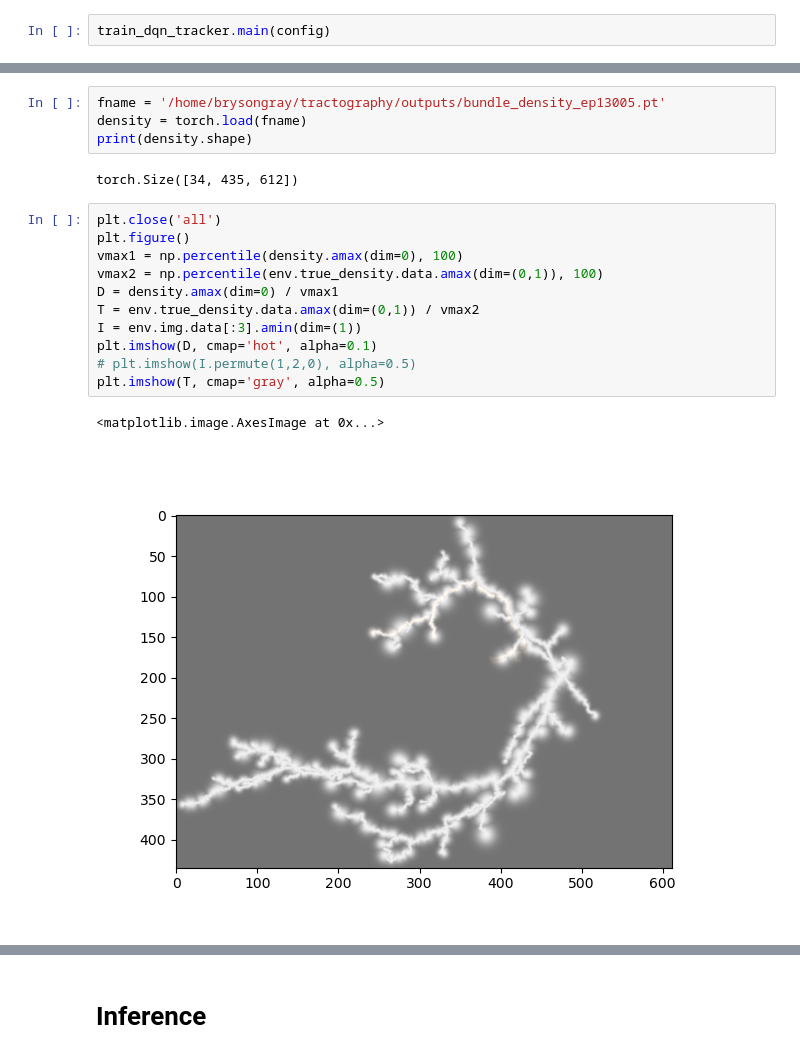
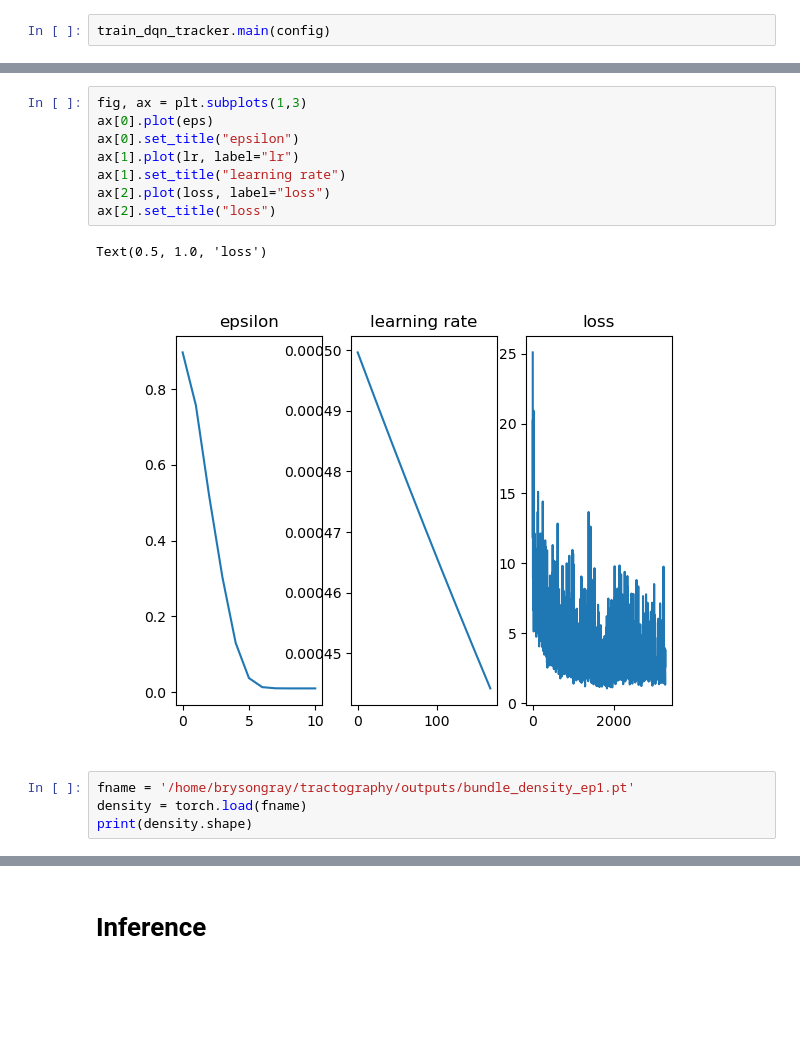
Before and after one commit to twardlab/neurotrack, a Jupyter notebook: neuron_trx/notebooks/neuron_trx_tests.ipynb, the cells around one changed output, grey strips where cells are left out. Saved outputs shown, nothing was run; the diff lists cells and outputs as text; blank space fills up the shorter version.

```diff
--- a/neuron_trx/notebooks/neuron_trx_tests.ipynb
+++ b/neuron_trx/notebooks/neuron_trx_tests.ipynb
@@ -304,20 +318,15 @@ train_dqn_tracker.main(config)
+# %%
+fig, ax = plt.subplots(1,3)
+ax[0].plot(eps)
+ax[0].set_title("epsilon")
+ax[1].plot(lr, label="lr")
+ax[1].set_title("learning rate")
+ax[2].plot(loss, label="loss")
+ax[2].set_title("loss")
+# %% [output]
+Text(0.5, 1.0, 'loss')
+[figure, added]
 # %%
-fname = '/home/brysongray/tractography/outputs/bundle_density_ep13005.pt'
+fname = '/home/brysongray/tractography/outputs/bundle_density_ep1.pt'
 density = torch.load(fname)
 print(density.shape)
-# %% [output]
-torch.Size([34, 435, 612])
-# %%
-plt.close('all')
-plt.figure()
-vmax1 = np.percentile(density.amax(dim=0), 100)
-vmax2 = np.percentile(env.true_density.data.amax(dim=(0,1)), 100)
-D = density.amax(dim=0) / vmax1
-T = env.true_density.data.amax(dim=(0,1)) / vmax2
-I = env.img.data[:3].amin(dim=(1))
-plt.imshow(D, cmap='hot', alpha=0.1)
-# plt.imshow(I.permute(1,2,0), alpha=0.5)
-plt.imshow(T, cmap='gray', alpha=0.5)
-# %% [output]
-<matplotlib.image.AxesImage at 0x...>
-[figure, removed]
```
Also changed, not shown: parts of 22 cells of this notebook, 5 other files.
